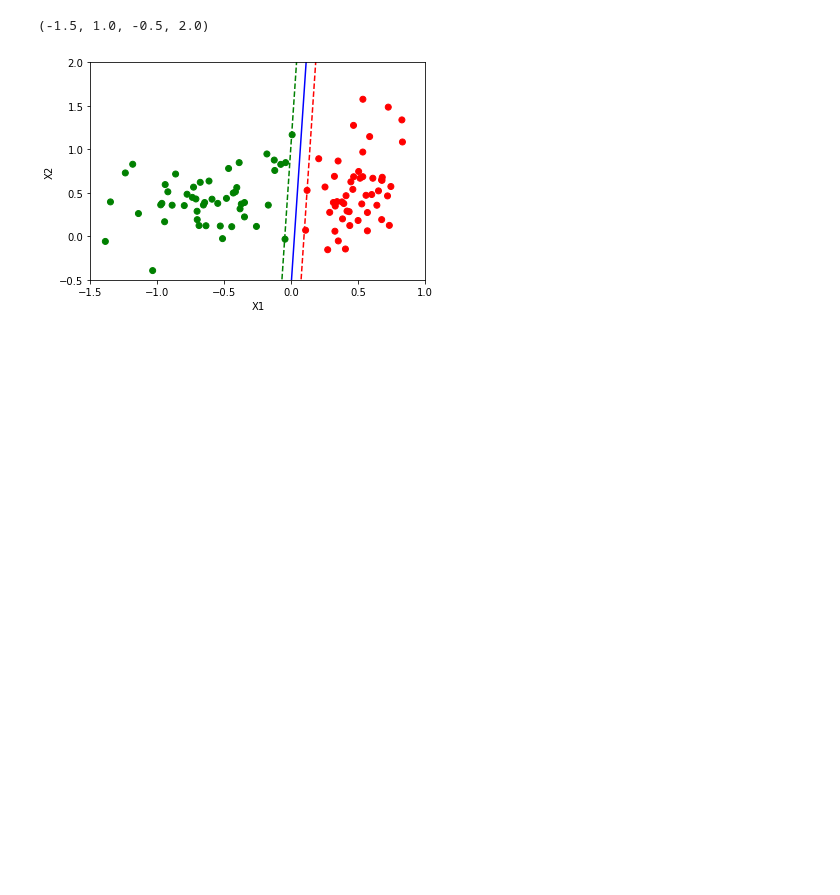
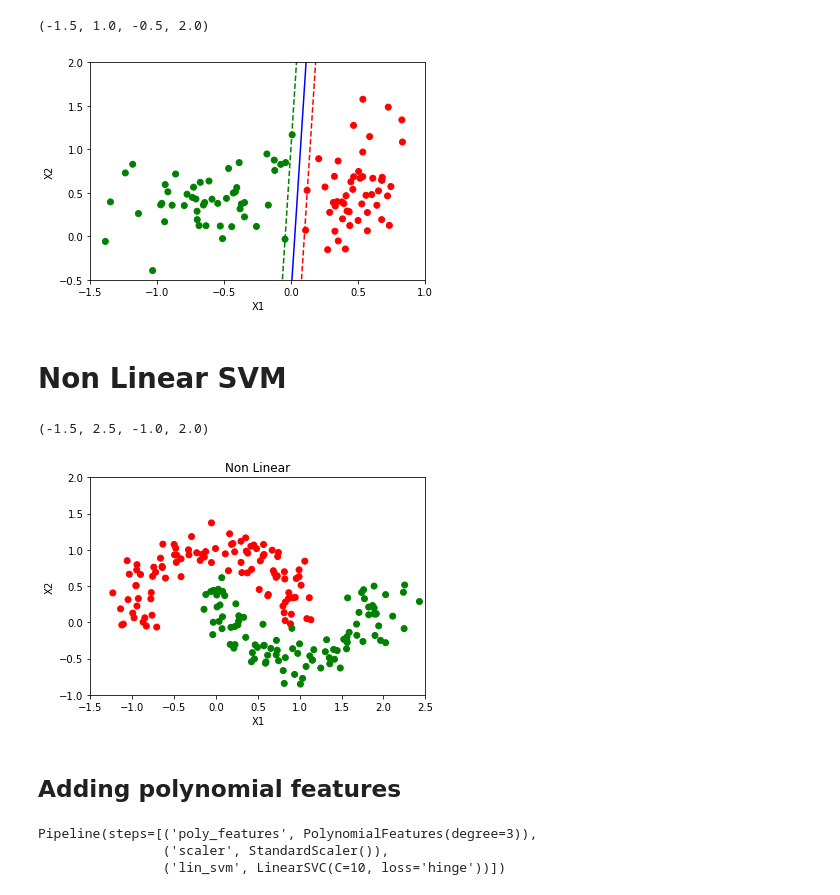
Before and after one commit to abhishak3/MLM, a Jupyter notebook: 04.SVM.ipynb, the cells around one changed output. Cells and saved outputs as stored; diff of their text form; code cells hidden in the pictures; blank space fills up the shorter version.

Commit message:
polynomial SVM

```diff
--- a/04.SVM.ipynb
+++ b/04.SVM.ipynb
@@ -17,12 +17,13 @@ X, y = make_classification(
     random_state=1
 )
 # %%
-def plot_dataset(X, y):
+def plot_dataset(X, y, **kwargs):
     COLORMAP = np.array(['red','green'])
     X1, X2 = X[:,0], X[:,1]
     plt.scatter(X1, X2, c=COLORMAP[y])
     plt.xlabel("X1")
     plt.ylabel("X2")
+    plt.title(kwargs.get("title"))
 # %%
 plot_dataset(X, y)
 plt.axis([-2,2,0,2])
@@ -138,3 +139,5 @@ plt.axis([-1.5,1.0,-0.5,2])
 # %% [output]
 (-1.5, 1.0, -0.5, 2.0)
 [figure]
+# %% [markdown]
+# Non Linear SVM
@@ -140,0 +146,25 @@ plt.axis([-1.5,1.0,-0.5,2])
+# %%
+X, y = make_moons(n_samples=200, noise=0.15, random_state=69)
+# %%
+plot_dataset(X, y, title="Non Linear")
+plt.axis([-1.5,2.5,-1,2])
+# %% [output]
+(-1.5, 2.5, -1.0, 2.0)
+[figure, added]
+# %% [markdown]
+## Adding polynomial features
+# %%
+from sklearn.pipeline import Pipeline
+from sklearn.preprocessing import PolynomialFeatures, StandardScaler
+
+lin_svc = Pipeline([
+    ("poly_features", PolynomialFeatures(degree=3)),
+    ("scaler", StandardScaler()),
+    ("lin_svm", LinearSVC(C=10, loss="hinge"))
+])
+
+lin_svc.fit(X, y)
+# %% [output]
+Pipeline(steps=[('poly_features', PolynomialFeatures(degree=3)),
+                ('scaler', StandardScaler()),
+                ('lin_svm', LinearSVC(C=10, loss='hinge'))])
```
Also changed, not shown: parts of 11 cells of this notebook.
